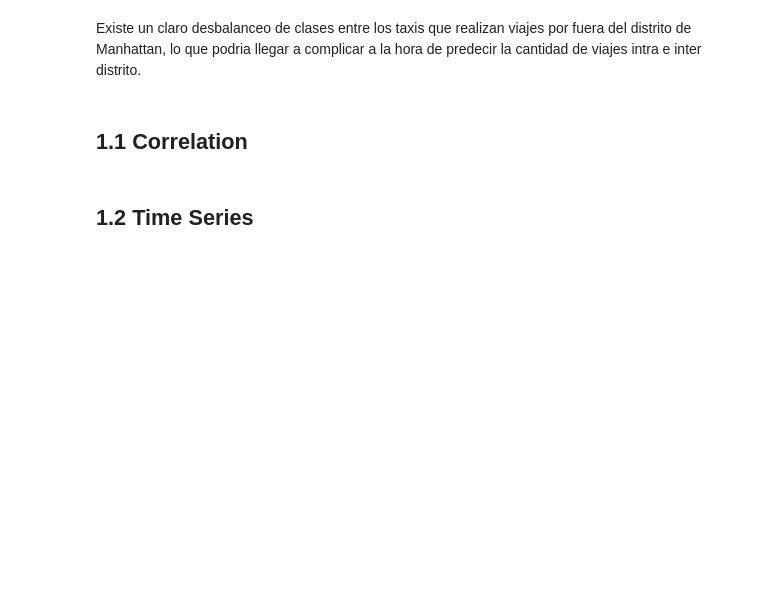
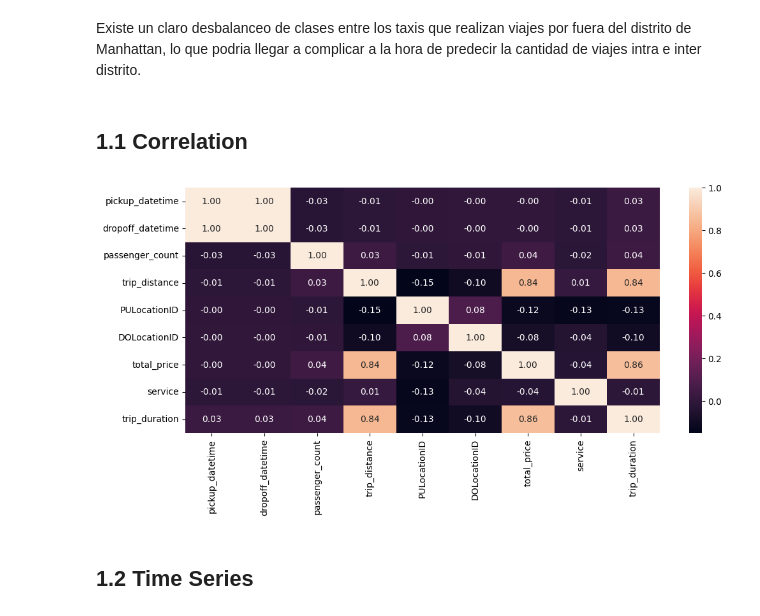
Before and after one commit to Pableren/Cab_Data_Cruise, a Jupyter notebook: Eda.ipynb, the cells around one changed output. Drawn from its saved outputs; the diff is of its cells as text; code cells hidden in the pictures; blank space fills up the shorter version.

```diff
--- a/Eda.ipynb
+++ b/Eda.ipynb
@@ -76,6 +76,13 @@ plt.show()
 Existe un claro desbalanceo de clases entre los taxis que realizan viajes por fuera del distrito de Manhattan, lo que podria llegar a complicar a la hora de predecir la cantidad de viajes intra e inter distrito.
 # %% [markdown]
 ## 1.1 Correlation
+# %%
+corr = df.corr(method='spearman')
+plt.figure(figsize=(12,5))
+sns.heatmap(data=corr,annot=True,fmt='.2f')
+plt.show()
+# %% [output]
+[figure, added]
 # %% [markdown]
 ## 1.2 Time Series
 # %%
```
Also changed, not shown: parts of 1 cell of this notebook.
